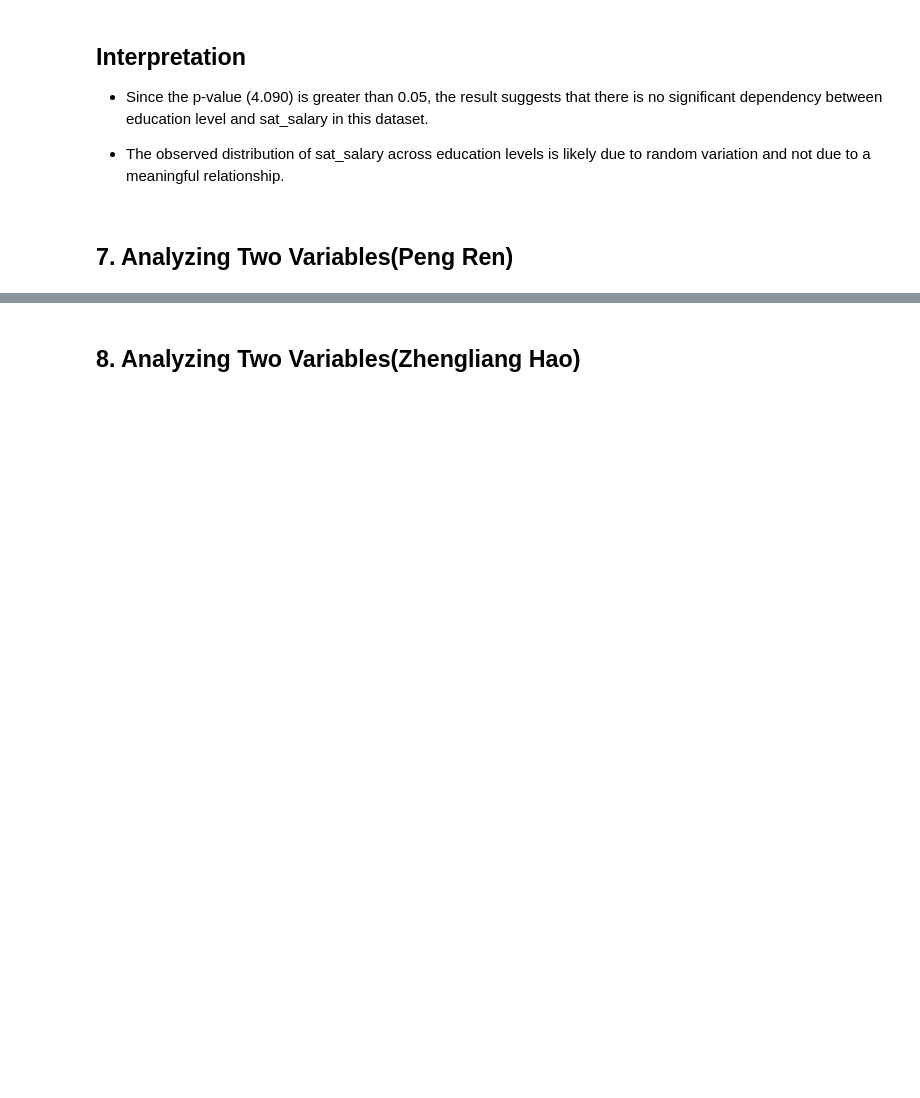
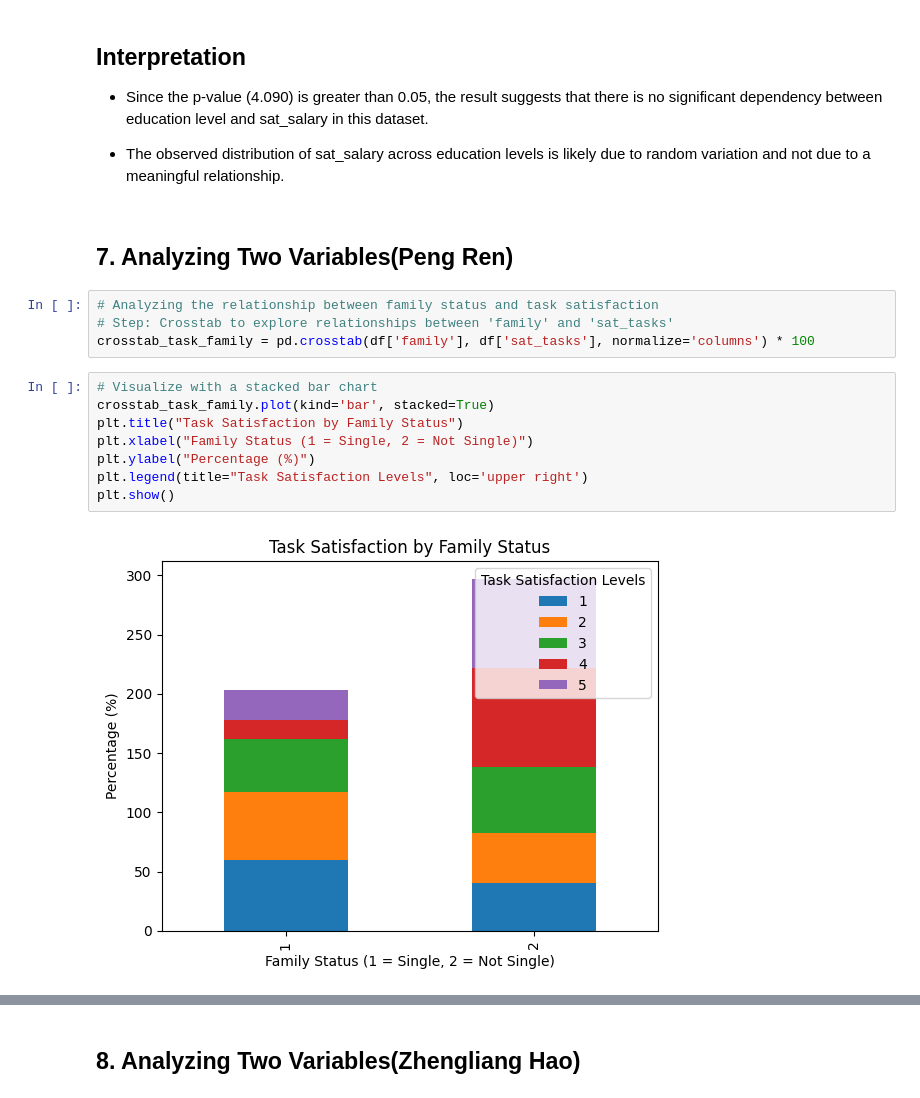
Before and after one commit to qiaoqiaozou/-Final-Project-Data-processing-, a Jupyter notebook: Analyzing_WorkPlaceSatisfactionSurveyData.ipynb, the cells around one changed output, grey strips where cells are left out. Saved outputs shown, nothing was run; the diff lists cells and outputs as text; blank space fills up the shorter version.

```diff
--- a/Analyzing_WorkPlaceSatisfactionSurveyData.ipynb
+++ b/Analyzing_WorkPlaceSatisfactionSurveyData.ipynb
@@ -921,3 +919,17 @@ Chi2ContingencyResult(statistic=0.0, pvalue=1.0, dof=0, expected_freq=array([[30
 - The observed distribution of sat_salary across education levels is likely due to random variation and not due to a meaningful relationship.
 # %% [markdown]
 ## 7. Analyzing Two Variables(Peng Ren)
+# %%
+# Analyzing the relationship between family status and task satisfaction
+# Step: Crosstab to explore relationships between 'family' and 'sat_tasks'
+crosstab_task_family = pd.crosstab(df['family'], df['sat_tasks'], normalize='columns') * 100
+# %%
+# Visualize with a stacked bar chart
+crosstab_task_family.plot(kind='bar', stacked=True)
+plt.title("Task Satisfaction by Family Status")
+plt.xlabel("Family Status (1 = Single, 2 = Not Single)")
+plt.ylabel("Percentage (%)")
+plt.legend(title="Task Satisfaction Levels", loc='upper right')
+plt.show()
+# %% [output]
+[figure, added]
```
Also changed, not shown: parts of 3 cells of this notebook.
